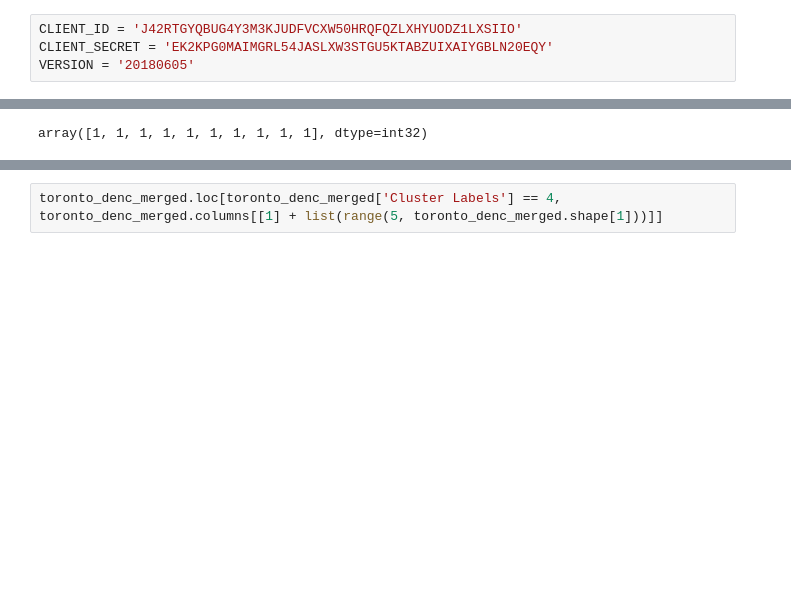
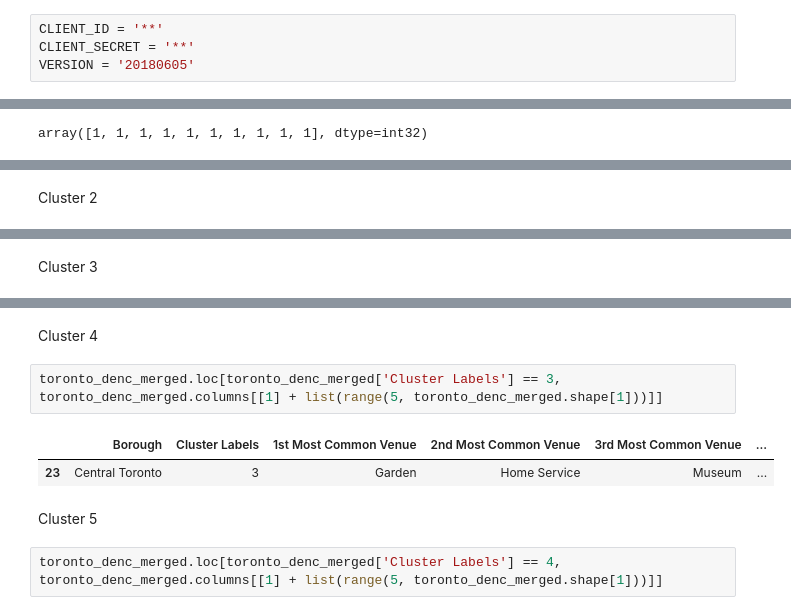
Before and after one commit to sudhirdr/Coursera_Capstone, a Jupyter notebook: SegmentingClustering-3.ipynb, the cells around one changed output, grey strips where cells are left out. Drawn from its saved outputs; the diff is of its cells as text; blank space fills up the shorter version.

```diff
--- a/SegmentingClustering-3.ipynb
+++ b/SegmentingClustering-3.ipynb
@@ -110,4 +120,4 @@ df_toronto_denc.head()
 # %%
-CLIENT_ID = 'J42RTGYQBUG4Y3M3KJUDFVCXW50HRQFQZLXHYUODZ1LXSIIO'
-CLIENT_SECRET = 'EK2KPG0MAIMGRL54JASLXW3STGU5KTABZUIXAIYGBLN20EQY'
+CLIENT_ID = '**'
+CLIENT_SECRET = '**'
 VERSION = '20180605'
@@ -399,6 +435,8 @@ toronto_denc_merged.loc[toronto_denc_merged['Cluster Labels'] == 0, toronto_denc
 | 5 | Central Toronto | 0 | Park | Bus Line | Swim School | ... |
 | 11 | Downtown Toronto | 0 | Park | Playground | Trail | ... |
 | 24 | Central Toronto | 0 | Park | Trail | Bus Line | ... |
+# %% [markdown]
+Cluster 2
 # %%
 toronto_denc_merged.loc[toronto_denc_merged['Cluster Labels'] == 1, toronto_denc_merged.columns[[1] + list(range(5, toronto_denc_merged.shape[1]))]]
 # %% [output]
@@ -419,11 +457,22 @@ toronto_denc_merged.loc[toronto_denc_merged['Cluster Labels'] == 1, toronto_denc
 | 36 | West Toronto | 1 | Breakfast Spot | Gift Shop | Coffee Shop | ... |
 | 37 | West Toronto | 1 | Coffee Shop | Café | Diner | ... |
 | 38 | East TorontoBusiness reply mail P... | 1 | Gym / Fitness Center | Restaurant | Fast Food Restaurant | ... |
+# %% [markdown]
+Cluster 3
 # %%
 toronto_denc_merged.loc[toronto_denc_merged['Cluster Labels'] == 2, toronto_denc_merged.columns[[1] + list(range(5, toronto_denc_merged.shape[1]))]]
 # %% [output]
 |  | Borough | Cluster Labels | 1st Most Common Venue | 2nd Most Common Venue | 3rd Most Common Venue | ... |
 | 1 | East YorkEast Toronto | 2 | Convenience Store | Park | Yoga Studio | ... |
+# %% [markdown]
+Cluster 4
+# %%
+toronto_denc_merged.loc[toronto_denc_merged['Cluster Labels'] == 3, toronto_denc_merged.columns[[1] + list(range(5, toronto_denc_merged.shape[1]))]]
+# %% [output]
+|  | Borough | Cluster Labels | 1st Most Common Venue | 2nd Most Common Venue | 3rd Most Common Venue | ... |
+| 23 | Central Toronto | 3 | Garden | Home Service | Museum | ... |
+# %% [markdown]
+Cluster 5
 # %%
 toronto_denc_merged.loc[toronto_denc_merged['Cluster Labels'] == 4, toronto_denc_merged.columns[[1] + list(range(5, toronto_denc_merged.shape[1]))]]
 # %% [output]
```
Also changed, not shown: parts of 17 cells of this notebook, 2 other files.
